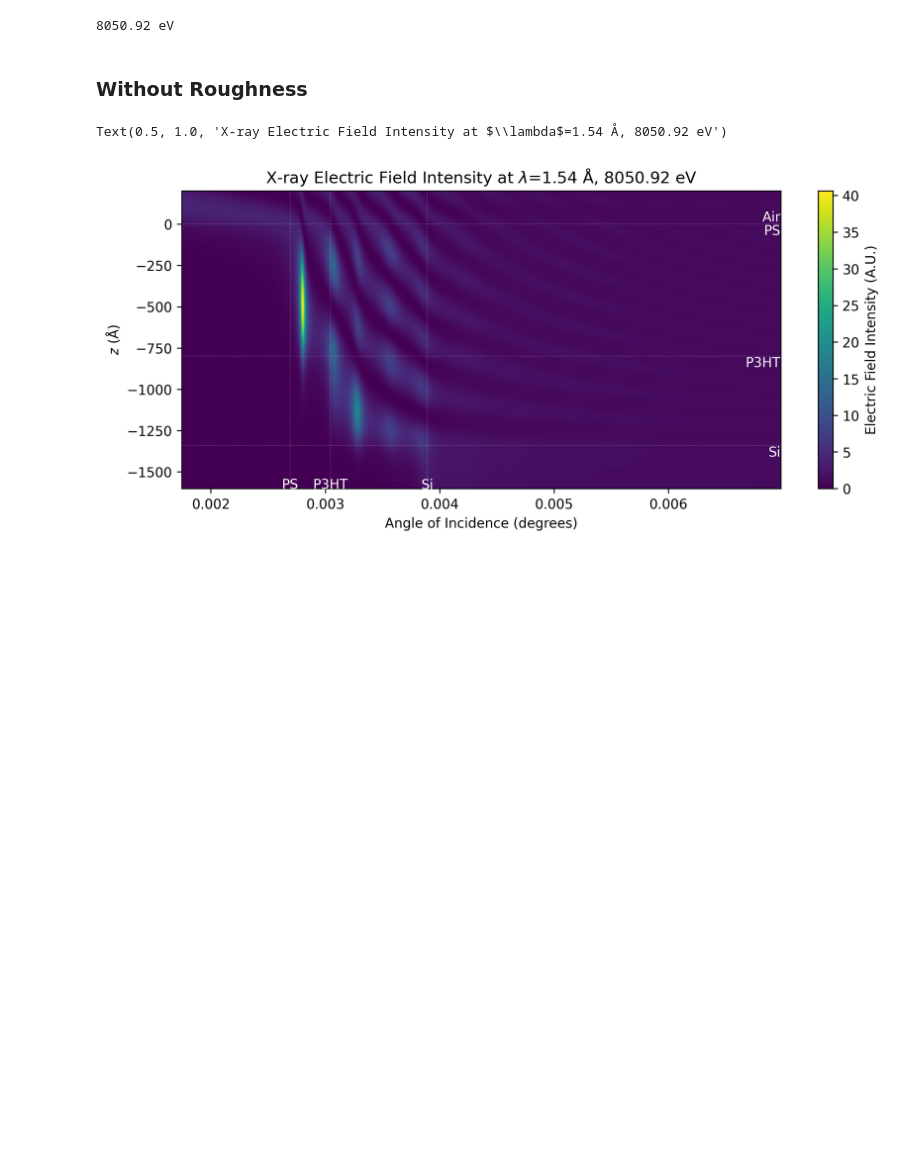
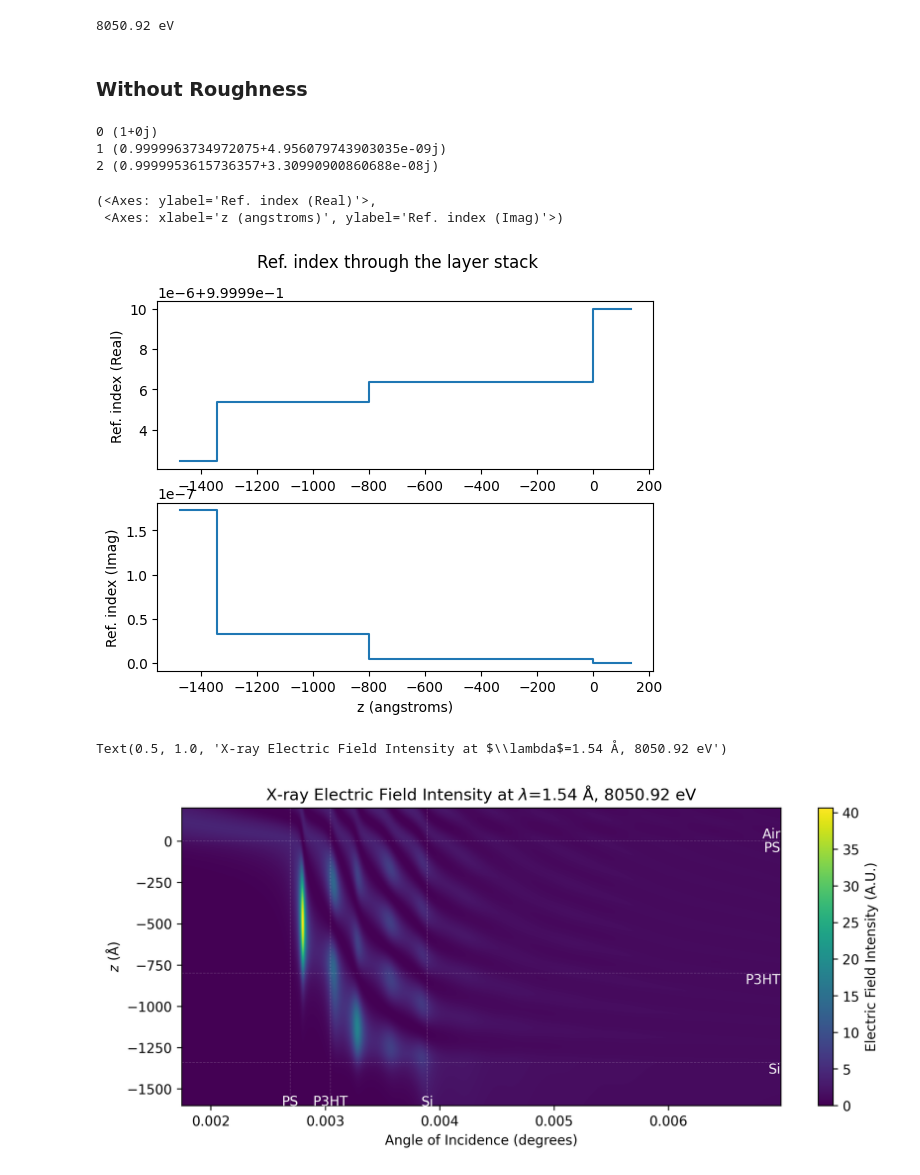
Before and after one commit to xraysoftmat/XEFI, a Jupyter notebook: examples/01 Generating an XEFI Map.ipynb, the cells around one changed output. Cells and saved outputs as stored; diff of their text form; code cells hidden in the pictures; blank space fills up the shorter version.

```diff
--- a/examples/01 Generating an XEFI Map.ipynb
+++ b/examples/01 Generating an XEFI Map.ipynb
@@ -57,6 +57,15 @@ result = XEFI.XEF_Basic(
     layer_names=labels,
     method=XEFI.XEF_method.DEV,
 )
+# %%
+result.graph_refractive_indexes()
+# %% [output]
+0 (1+0j)
+1 (0.9999963734972075+4.956079743903035e-09j)
+2 (0.9999953615736357+3.30990900860688e-08j)
+(<Axes: ylabel='Ref. index (Real)'>,
+ <Axes: xlabel='z (angstroms)', ylabel='Ref. index (Imag)'>)
+[figure, added]
 # %%
 z_vals = np.linspace(200, -1600, 1000)
 # norm = mc.LogNorm(vmin=1e-6, vmax=10)
```
Also changed, not shown: 2 other files.
